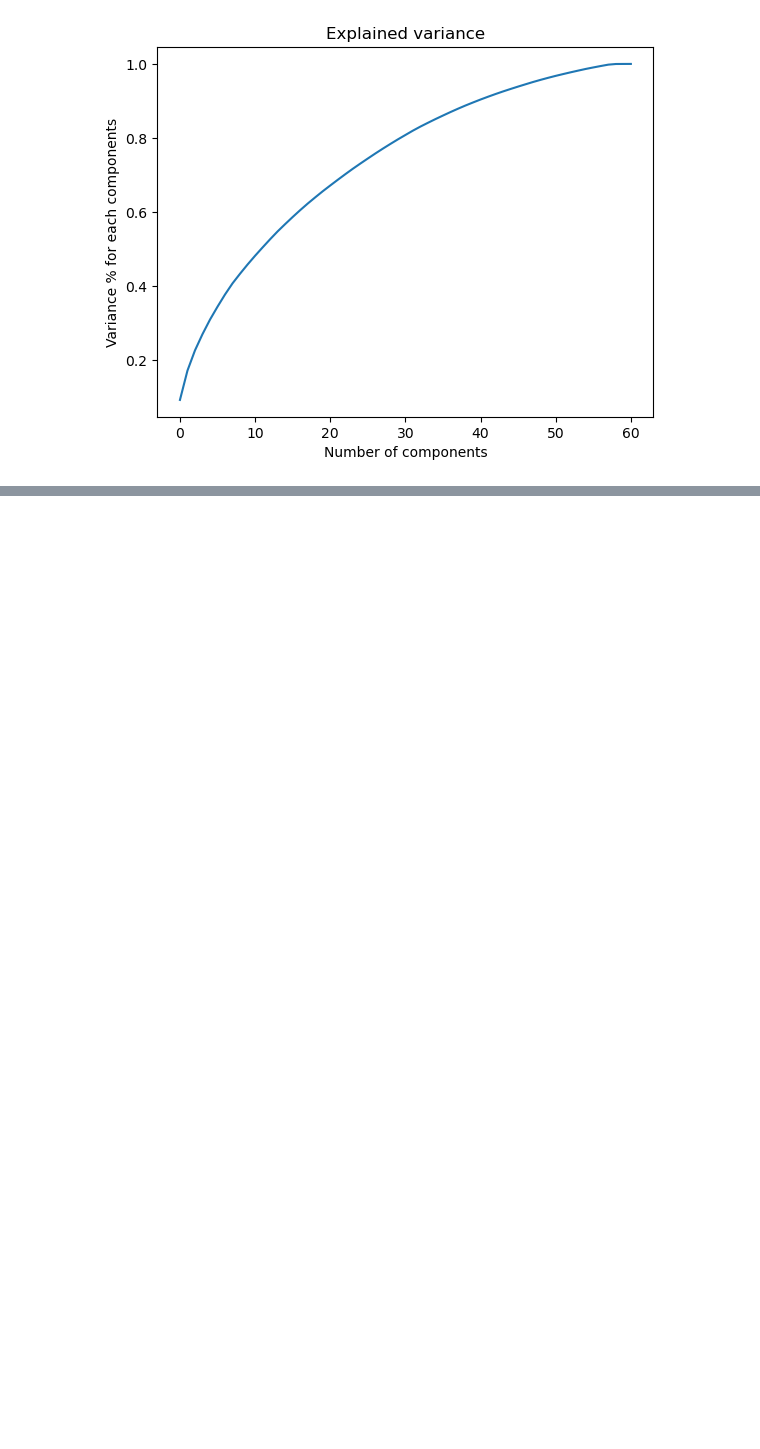
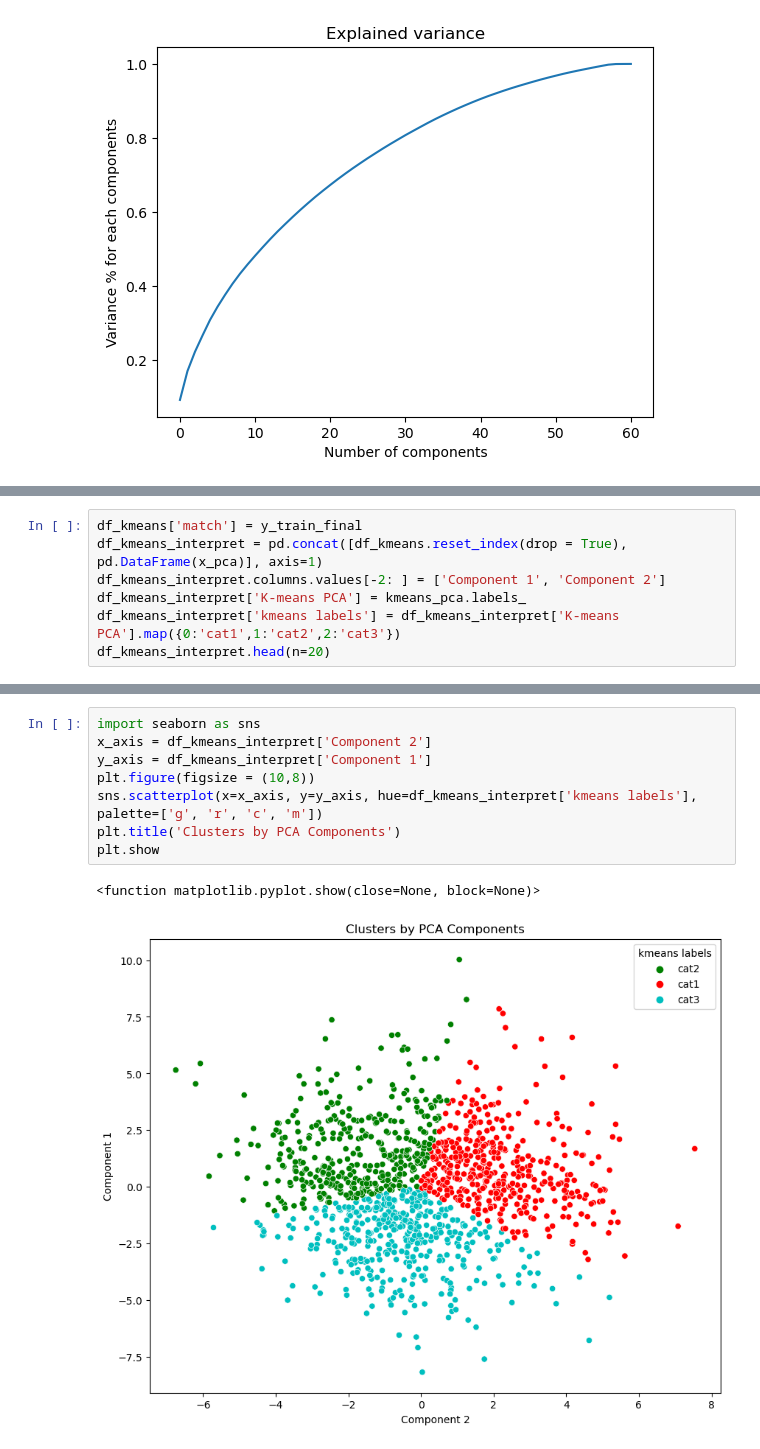
Before and after one commit to schwartzh2017/Machine_learning_final_project, a Jupyter notebook: final_cl.ipynb, the cells around one changed output, grey strips where cells are left out. Drawn from its saved outputs; the diff is of its cells as text; blank space fills up the shorter version.

```diff
--- a/final_cl.ipynb
+++ b/final_cl.ipynb
@@ -419,0 +436,7 @@ plt.show()
+# %%
+df_kmeans['match'] = y_train_final
+df_kmeans_interpret = pd.concat([df_kmeans.reset_index(drop = True), pd.DataFrame(x_pca)], axis=1)
+df_kmeans_interpret.columns.values[-2: ] = ['Component 1', 'Component 2']
+df_kmeans_interpret['K-means PCA'] = kmeans_pca.labels_
+df_kmeans_interpret['kmeans labels'] = df_kmeans_interpret['K-means PCA'].map({0:'cat1',1:'cat2',2:'cat3'})
+df_kmeans_interpret.head(n=20)
@@ -419,0 +461,11 @@ plt.show()
+# %%
+import seaborn as sns
+x_axis = df_kmeans_interpret['Component 2']
+y_axis = df_kmeans_interpret['Component 1']
+plt.figure(figsize = (10,8))
+sns.scatterplot(x=x_axis, y=y_axis, hue=df_kmeans_interpret['kmeans labels'], palette=['g', 'r', 'c', 'm'])
+plt.title('Clusters by PCA Components')
+plt.show
+# %% [output]
+<function matplotlib.pyplot.show(close=None, block=None)>
+[figure, added]
```
Also changed, not shown: parts of 21 cells of this notebook, 5 other files.
